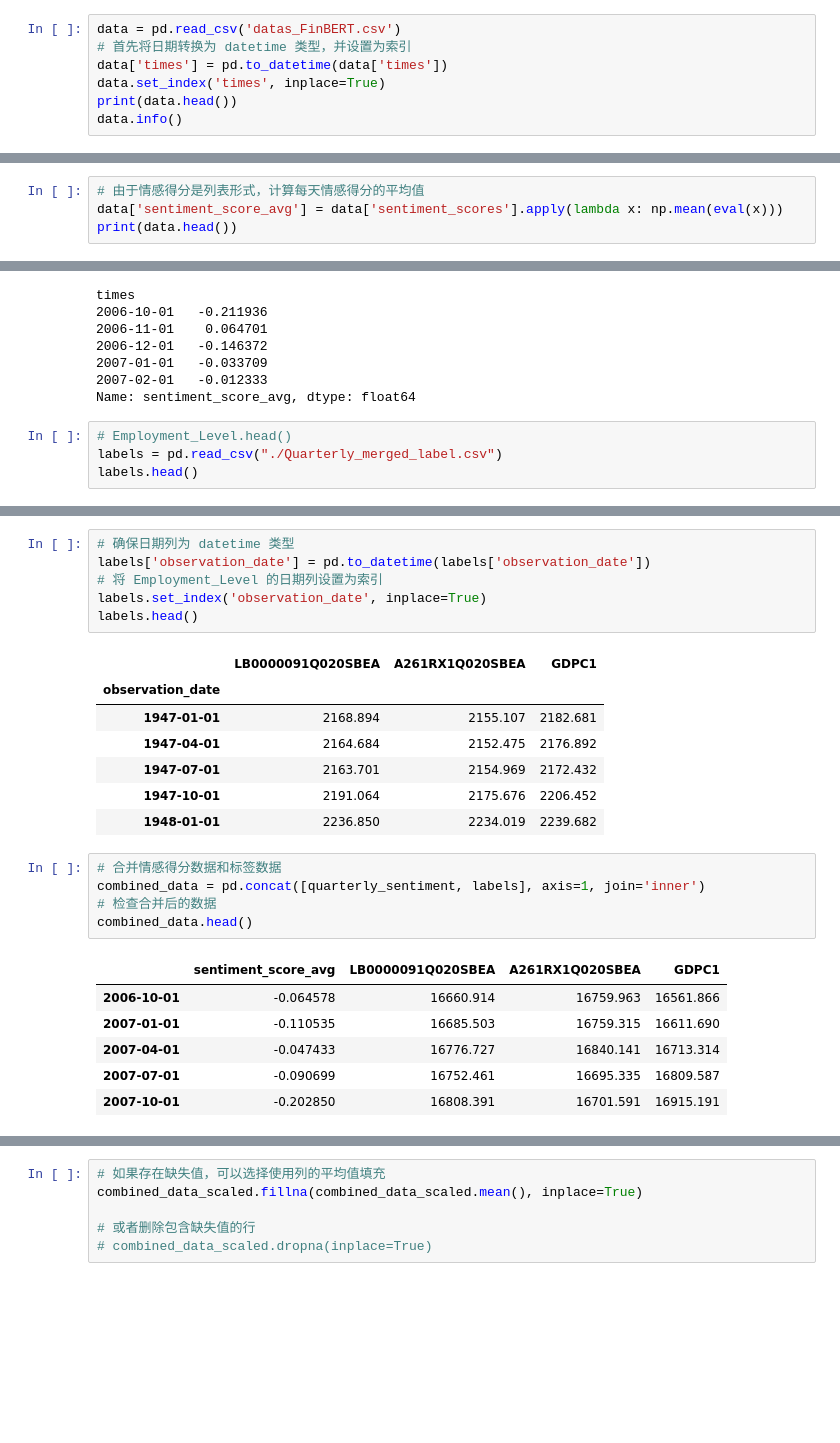
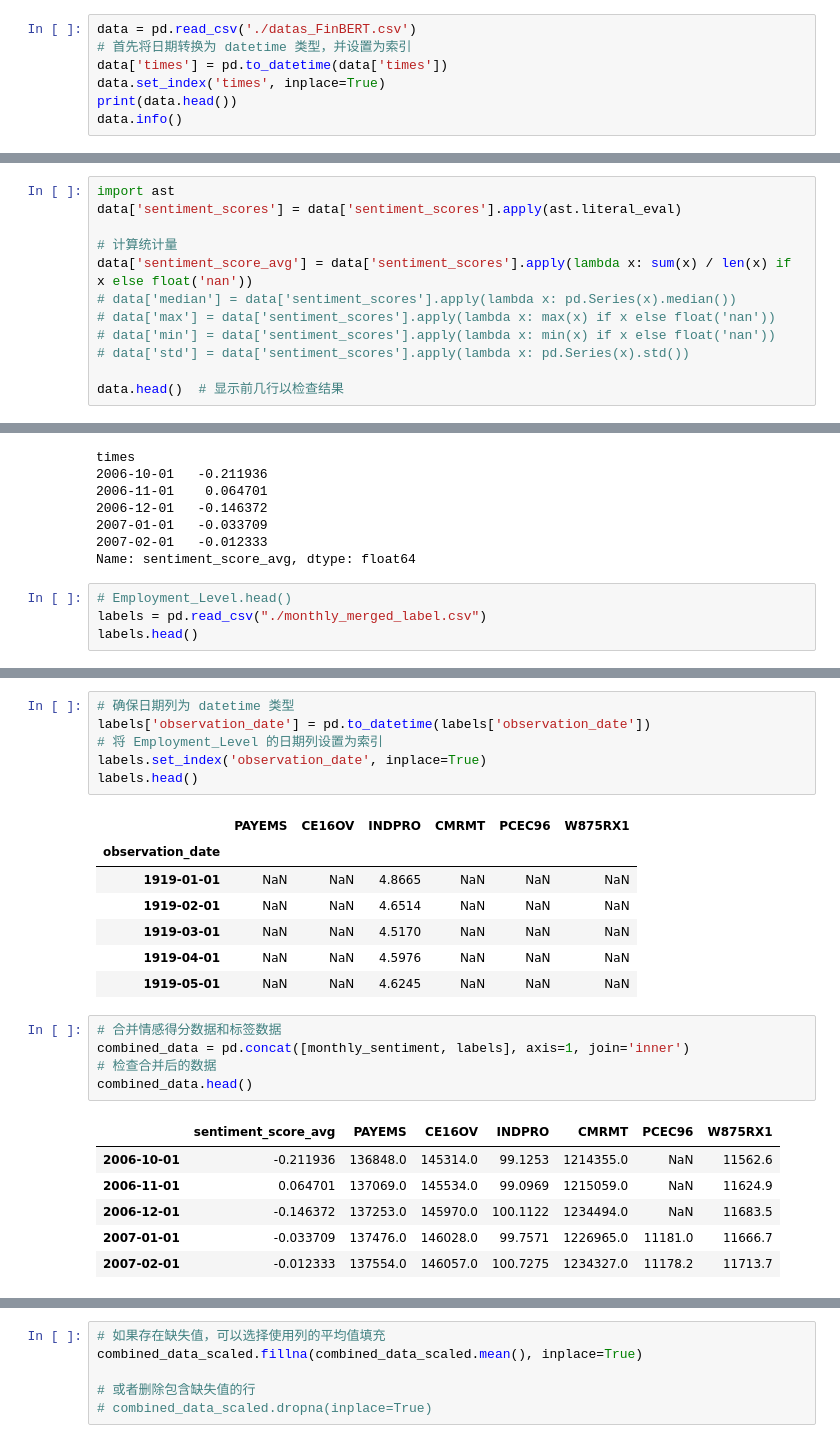
Before and after one commit to Wong-F/Eeconomic-index-prediction-based-on-newspapers, a Jupyter notebook: 数据探索.ipynb, the cells around one changed output, grey strips where cells are left out. Drawn from its saved outputs; the diff is of its cells as text; blank space fills up the shorter version.

```diff
--- a/数据探索.ipynb
+++ b/数据探索.ipynb
@@ -6,7 +6,7 @@ import matplotlib.pyplot as plt
 # %% [output]
 WARNING:tensorflow:From c:\Users\15163\.conda\envs\FDH\lib\site-packages\keras\src\losses.py:2976: The name tf.losses.sparse_softmax_cross_entropy is deprecated. Please use tf.compat.v1.losses.sparse_ ...
 # %%
-data = pd.read_csv('datas_FinBERT.csv')
+data = pd.read_csv('./datas_FinBERT.csv')
 # 首先将日期转换为 datetime 类型，并设置为索引
 data['times'] = pd.to_datetime(data['times'])
 data.set_index('times', inplace=True)
@@ -29,7 +29,3 @@ Data columns (total 2 columns):
  1   sentiment_scores  1277 non-null   object
 dtypes: int64(1), object(1)
 memory usage: 29.9+ KB
-# %%
-# 由于情感得分是列表形式，计算每天情感得分的平均值
-data['sentiment_score_avg'] = data['sentiment_scores'].apply(lambda x: np.mean(eval(x)))
-print(data.head())
@@ -51,0 +32,12 @@ times
+# %%
+import ast
+data['sentiment_scores'] = data['sentiment_scores'].apply(ast.literal_eval)
+
+# 计算统计量
+data['sentiment_score_avg'] = data['sentiment_scores'].apply(lambda x: sum(x) / len(x) if x else float('nan'))
+# data['median'] = data['sentiment_scores'].apply(lambda x: pd.Series(x).median())
+# data['max'] = data['sentiment_scores'].apply(lambda x: max(x) if x else float('nan'))
+# data['min'] = data['sentiment_scores'].apply(lambda x: min(x) if x else float('nan'))
+# data['std'] = data['sentiment_scores'].apply(lambda x: pd.Series(x).std())
+
+data.head()  # 显示前几行以检查结果
@@ -85,5 +98,5 @@ times
 Name: sentiment_score_avg, dtype: float64
 # %%
 # Employment_Level.head()
-labels = pd.read_csv("./Quarterly_merged_label.csv")
+labels = pd.read_csv("./monthly_merged_label.csv")
 labels.head()
@@ -94,25 +114,25 @@ labels['observation_date'] = pd.to_datetime(labels['observation_date'])
 labels.set_index('observation_date', inplace=True)
 labels.head()
 # %% [output]
-|  | LB0000091Q020SBEA | A261RX1Q020SBEA | GDPC1 |
-| observation_date |  |  |  |
-| 1947-01-01 | 2168.894 | 2155.107 | 2182.681 |
-| 1947-04-01 | 2164.684 | 2152.475 | 2176.892 |
-| 1947-07-01 | 2163.701 | 2154.969 | 2172.432 |
-| 1947-10-01 | 2191.064 | 2175.676 | 2206.452 |
-| 1948-01-01 | 2236.850 | 2234.019 | 2239.682 |
+|  | PAYEMS | CE16OV | INDPRO | CMRMT | PCEC96 | W875RX1 |
+| observation_date |  |  |  |  |  |  |
+| 1919-01-01 | NaN | NaN | 4.8665 | NaN | NaN | NaN |
+| 1919-02-01 | NaN | NaN | 4.6514 | NaN | NaN | NaN |
+| 1919-03-01 | NaN | NaN | 4.5170 | NaN | NaN | NaN |
+| 1919-04-01 | NaN | NaN | 4.5976 | NaN | NaN | NaN |
+| 1919-05-01 | NaN | NaN | 4.6245 | NaN | NaN | NaN |
 # %%
 # 合并情感得分数据和标签数据
-combined_data = pd.concat([quarterly_sentiment, labels], axis=1, join='inner')
+combined_data = pd.concat([monthly_sentiment, labels], axis=1, join='inner')
 # 检查合并后的数据
 combined_data.head()
 # %% [output]
-|  | sentiment_score_avg | LB0000091Q020SBEA | A261RX1Q020SBEA | GDPC1 |
-| 2006-10-01 | -0.064578 | 16660.914 | 16759.963 | 16561.866 |
-| 2007-01-01 | -0.110535 | 16685.503 | 16759.315 | 16611.690 |
-| 2007-04-01 | -0.047433 | 16776.727 | 16840.141 | 16713.314 |
-| 2007-07-01 | -0.090699 | 16752.461 | 16695.335 | 16809.587 |
-| 2007-10-01 | -0.202850 | 16808.391 | 16701.591 | 16915.191 |
+|  | sentiment_score_avg | PAYEMS | CE16OV | INDPRO | CMRMT | PCEC96 | W875RX1 |
+| 2006-10-01 | -0.211936 | 136848.0 | 145314.0 | 99.1253 | 1214355.0 | NaN | 11562.6 |
+| 2006-11-01 | 0.064701 | 137069.0 | 145534.0 | 99.0969 | 1215059.0 | NaN | 11624.9 |
+| 2006-12-01 | -0.146372 | 137253.0 | 145970.0 | 100.1122 | 1234494.0 | NaN | 11683.5 |
+| 2007-01-01 | -0.033709 | 137476.0 | 146028.0 | 99.7571 | 1226965.0 | 11181.0 | 11666.7 |
+| 2007-02-01 | -0.012333 | 137554.0 | 146057.0 | 100.7275 | 1234327.0 | 11178.2 | 11713.7 |
 # %%
 from sklearn.preprocessing import MinMaxScaler
 
```
Also changed, not shown: parts of 15 cells of this notebook, 1 other file.
